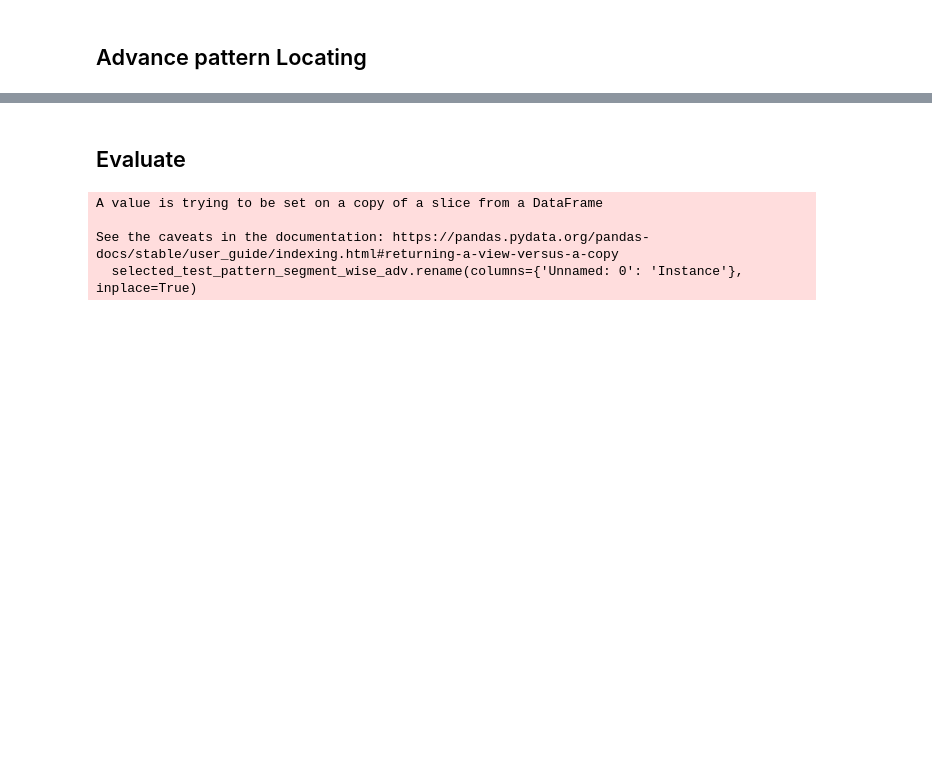
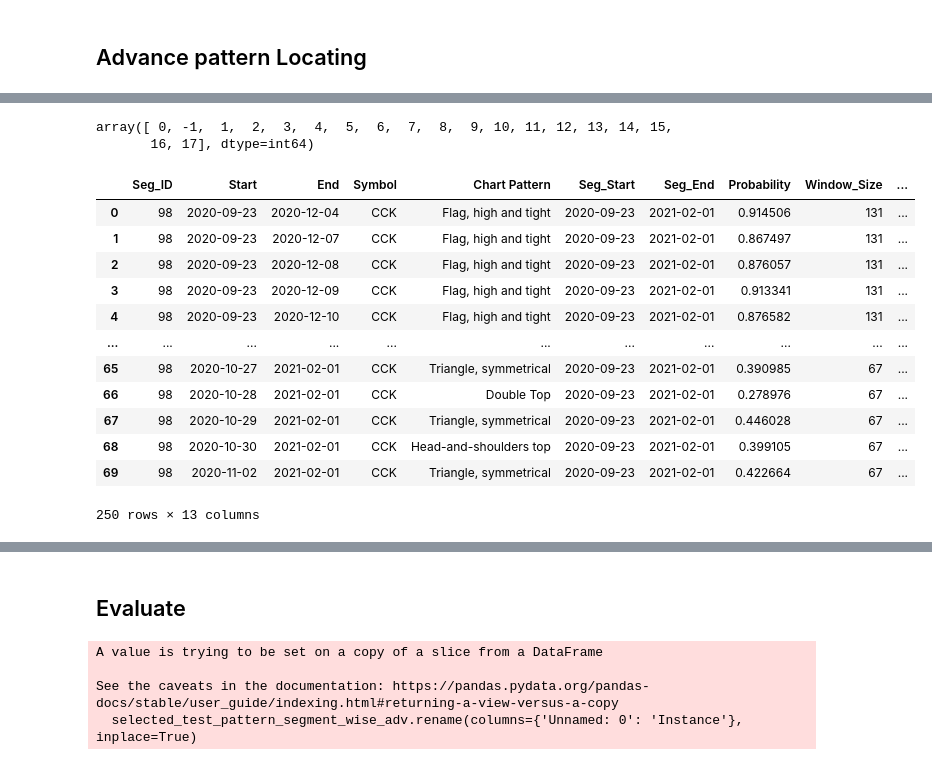
Before and after one commit to Ginushmal/Candlestick-Chart-Pattern-Detection-FYP, a Jupyter notebook: 05. New Set of Patterns copy 2.ipynb, the cells around one changed output, grey strips where cells are left out. Cells and saved outputs as stored; diff of their text form; code cells hidden in the pictures; blank space fills up the shorter version.

```diff
--- a/05. New Set of Patterns copy 2.ipynb
+++ b/05. New Set of Patterns copy 2.ipynb
@@ -1016,3 +1008,27 @@ for model_name in located_patterns_and_other_info_dict.keys():
     # save the dfs to csv
     located_patterns_and_other_info_df.to_csv(f"Datasets/New_pattern_set_data/Adv_Method2_init/located_patterns_and_other_info_{model_name}.csv", index=False)
     window_results_df.to_csv(f"Datasets/New_pattern_set_data/Adv_Method2_init/window_results_{model_name}.csv", index=False)
+# %%
+# get the unique values in the Cluster column of cluster_labled_windows_df_conc
+cluster_labled_windows_df_conc['Cluster'].unique()
+# %% [output]
+array([ 0, -1,  1,  2,  3,  4,  5,  6,  7,  8,  9, 10, 11, 12, 13, 14, 15,
+       16, 17], dtype=int64)
+# %%
+# print up to 100 rows in data frames in pandas
+pd.set_option('display.max_rows', 100)
+cluster_labled_windows_df_conc.head(250)
+# %% [output]
+|  | Seg_ID | Start | End | Symbol | Chart Pattern | Seg_Start | Seg_End | Probability | Window_Size | ... |
+| 0 | 98 | 2020-09-23 | 2020-12-04 | CCK | Flag, high and tight | 2020-09-23 | 2021-02-01 | 0.914506 | 131 | ... |
+| 1 | 98 | 2020-09-23 | 2020-12-07 | CCK | Flag, high and tight | 2020-09-23 | 2021-02-01 | 0.867497 | 131 | ... |
+| 2 | 98 | 2020-09-23 | 2020-12-08 | CCK | Flag, high and tight | 2020-09-23 | 2021-02-01 | 0.876057 | 131 | ... |
+| 3 | 98 | 2020-09-23 | 2020-12-09 | CCK | Flag, high and tight | 2020-09-23 | 2021-02-01 | 0.913341 | 131 | ... |
+| 4 | 98 | 2020-09-23 | 2020-12-10 | CCK | Flag, high and tight | 2020-09-23 | 2021-02-01 | 0.876582 | 131 | ... |
+| ... | ... | ... | ... | ... | ... | ... | ... | ... | ... | ... |
+| 65 | 98 | 2020-10-27 | 2021-02-01 | CCK | Triangle, symmetrical | 2020-09-23 | 2021-02-01 | 0.390985 | 67 | ... |
+| 66 | 98 | 2020-10-28 | 2021-02-01 | CCK | Double Top | 2020-09-23 | 2021-02-01 | 0.278976 | 67 | ... |
+| 67 | 98 | 2020-10-29 | 2021-02-01 | CCK | Triangle, symmetrical | 2020-09-23 | 2021-02-01 | 0.446028 | 67 | ... |
+| 68 | 98 | 2020-10-30 | 2021-02-01 | CCK | Head-and-shoulders top | 2020-09-23 | 2021-02-01 | 0.399105 | 67 | ... |
+| 69 | 98 | 2020-11-02 | 2021-02-01 | CCK | Triangle, symmetrical | 2020-09-23 | 2021-02-01 | 0.422664 | 67 | ... |
+250 rows × 13 columns
```
Also changed, not shown: parts of 16 cells of this notebook, 1 other file.
